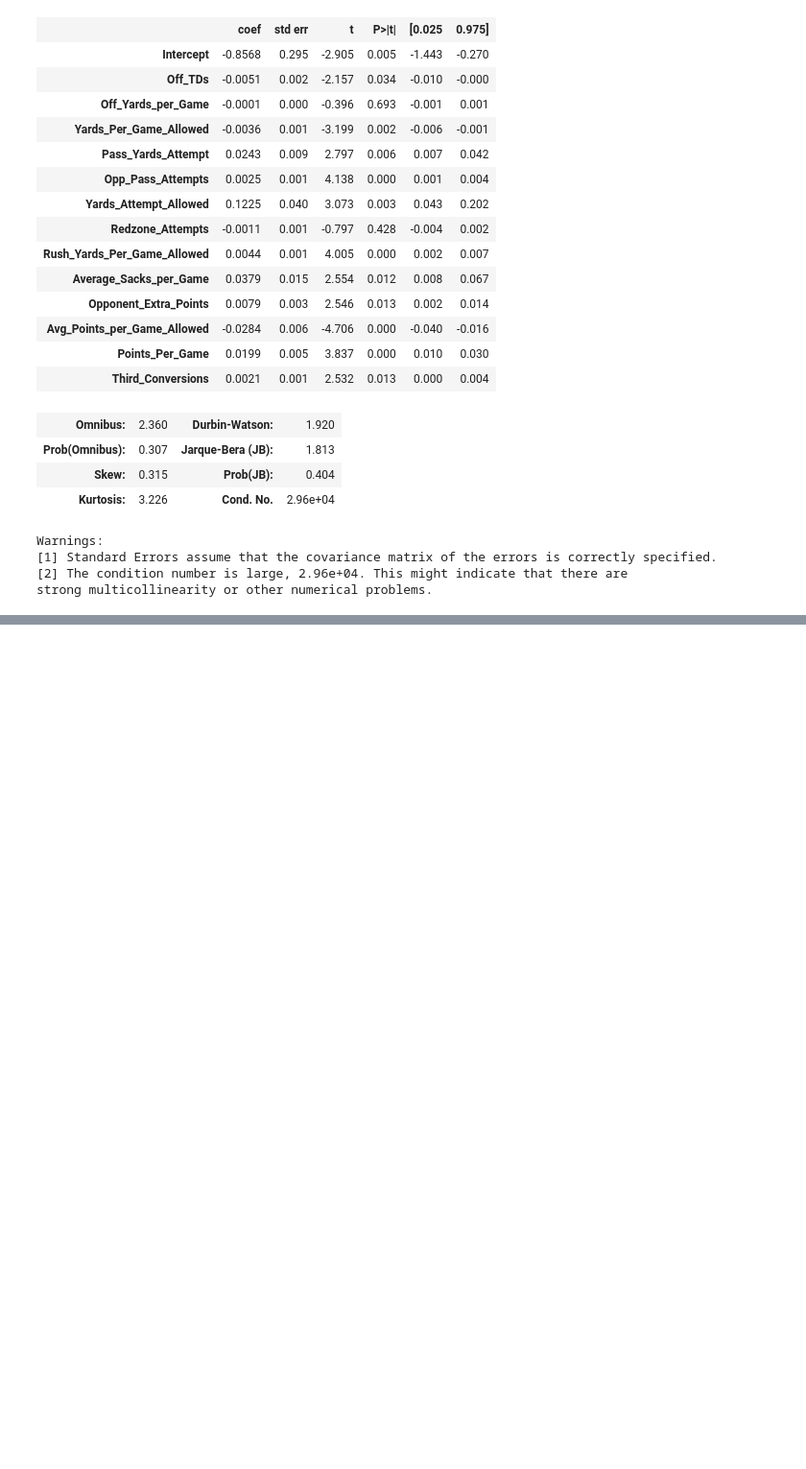
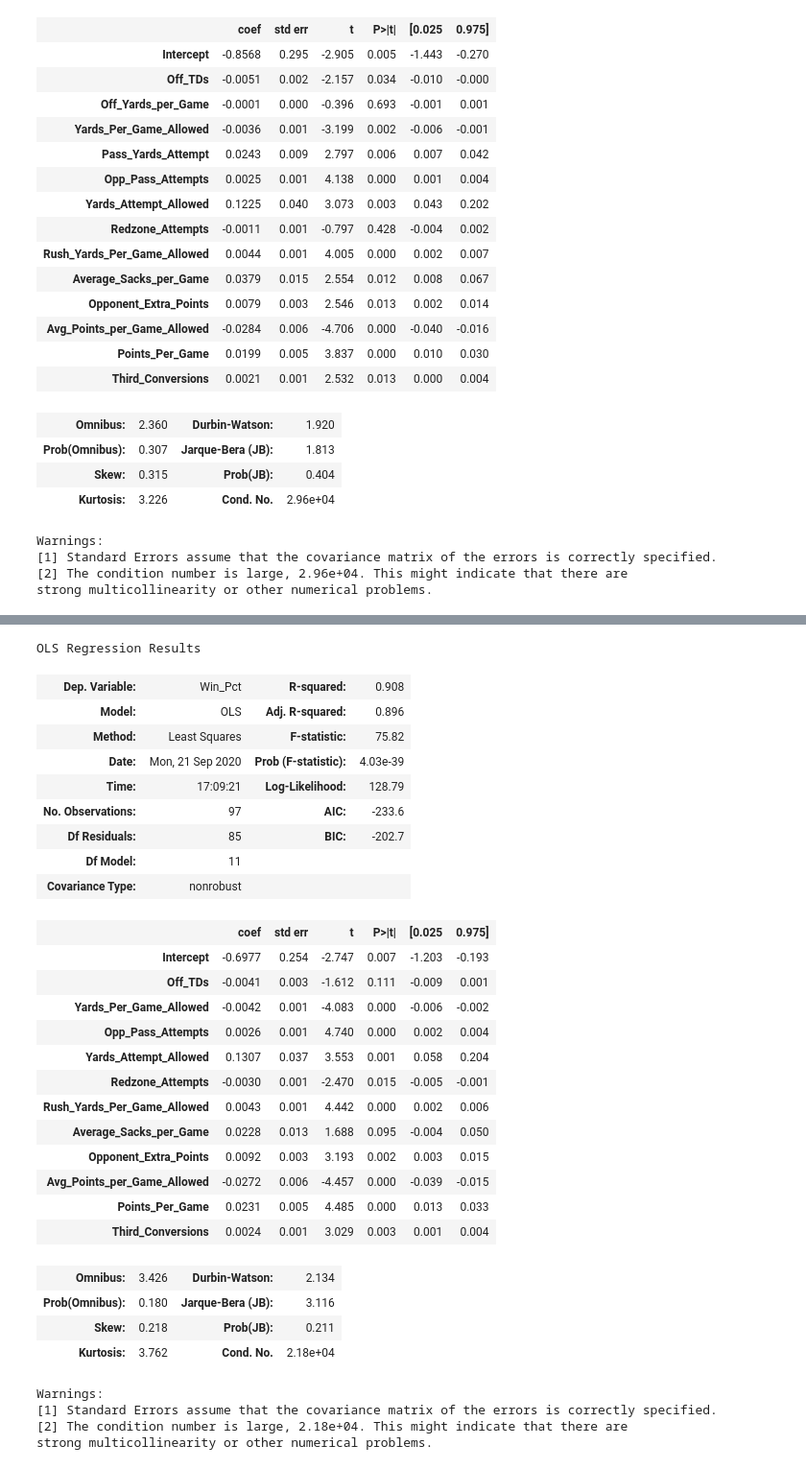
Before and after one commit to jw13git/JingWu-Final_Capstone, a Jupyter notebook: CFB2019_COR.ipynb, the cells around one changed output, grey strips where cells are left out. Shown: that part at 96% size. Drawn from its saved outputs; the diff is of its cells as text; code cells hidden in the pictures; blank space fills up the shorter version.

```diff
--- a/CFB2019_COR.ipynb
+++ b/CFB2019_COR.ipynb
@@ -787,0 +824,39 @@ train15, test15 = statsmodels_train_test_split(df1)
+# %%
+formula16 = 'Win_Pct ~ Off_TDs + Yards_Per_Game_Allowed + Opp_Pass_Attempts + Yards_Attempt_Allowed + Redzone_Attempts + Rush_Yards_Per_Game_Allowed + Average_Sacks_per_Game + Opponent_Extra_Points + Avg_Points_per_Game_Allowed + Points_Per_Game + Third_Conversions'
+# %%
+train16, test16 = statsmodels_train_test_split(df1)
+# %%
+model16 = smf.ols(formula = formula16, data=train16).fit()
+model16.summary()
+# %% [output]
+OLS Regression Results
+| Dep. Variable: | Win_Pct | R-squared: | 0.908 |
+| Model: | OLS | Adj. R-squared: | 0.896 |
+| Method: | Least Squares | F-statistic: | 75.82 |
+| Date: | Mon, 21 Sep 2020 | Prob (F-statistic): | 4.03e-39 |
+| Time: | 17:09:21 | Log-Likelihood: | 128.79 |
+| No. Observations: | 97 | AIC: | -233.6 |
+| Df Residuals: | 85 | BIC: | -202.7 |
+| Df Model: | 11 |  |  |
+| Covariance Type: | nonrobust |  |  |
+|  | coef | std err | t | P>|t| | [0.025 | 0.975] |
+| Intercept | -0.6977 | 0.254 | -2.747 | 0.007 | -1.203 | -0.193 |
+| Off_TDs | -0.0041 | 0.003 | -1.612 | 0.111 | -0.009 | 0.001 |
+| Yards_Per_Game_Allowed | -0.0042 | 0.001 | -4.083 | 0.000 | -0.006 | -0.002 |
+| Opp_Pass_Attempts | 0.0026 | 0.001 | 4.740 | 0.000 | 0.002 | 0.004 |
+| Yards_Attempt_Allowed | 0.1307 | 0.037 | 3.553 | 0.001 | 0.058 | 0.204 |
+| Redzone_Attempts | -0.0030 | 0.001 | -2.470 | 0.015 | -0.005 | -0.001 |
+| Rush_Yards_Per_Game_Allowed | 0.0043 | 0.001 | 4.442 | 0.000 | 0.002 | 0.006 |
+| Average_Sacks_per_Game | 0.0228 | 0.013 | 1.688 | 0.095 | -0.004 | 0.050 |
+| Opponent_Extra_Points | 0.0092 | 0.003 | 3.193 | 0.002 | 0.003 | 0.015 |
+| Avg_Points_per_Game_Allowed | -0.0272 | 0.006 | -4.457 | 0.000 | -0.039 | -0.015 |
+| Points_Per_Game | 0.0231 | 0.005 | 4.485 | 0.000 | 0.013 | 0.033 |
+| Third_Conversions | 0.0024 | 0.001 | 3.029 | 0.003 | 0.001 | 0.004 |
+| Omnibus: | 3.426 | Durbin-Watson: | 2.134 |
+| Prob(Omnibus): | 0.180 | Jarque-Bera (JB): | 3.116 |
+| Skew: | 0.218 | Prob(JB): | 0.211 |
+| Kurtosis: | 3.762 | Cond. No. | 2.18e+04 |
+Warnings:
+[1] Standard Errors assume that the covariance matrix of the errors is correctly specified.
+[2] The condition number is large, 2.18e+04. This might indicate that there are
+strong multicollinearity or other numerical problems.
```
Also changed, not shown: parts of 1 cell of this notebook.
